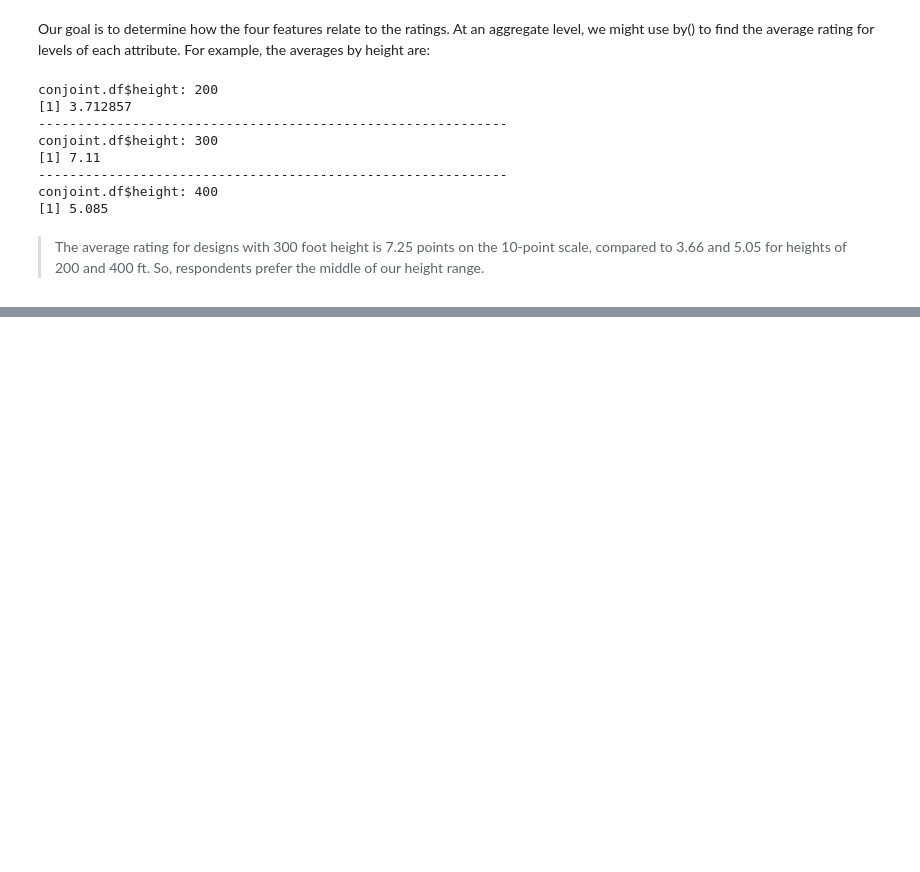
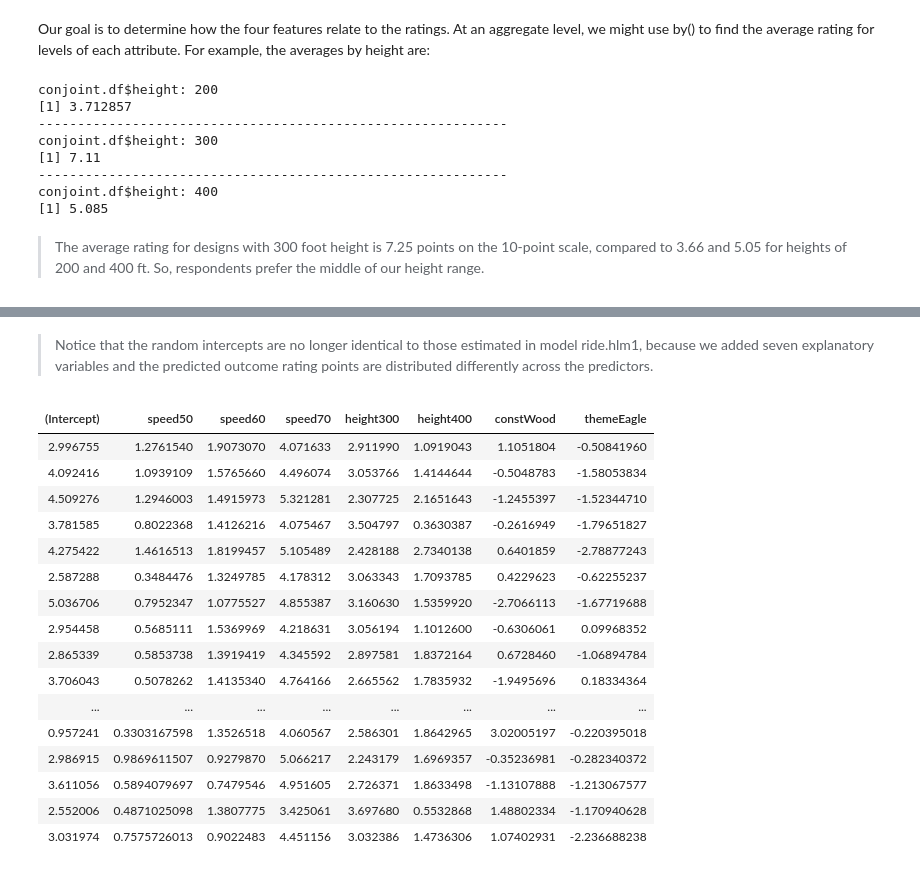
Before and after one commit to LeeChang-Soo/R-for-marketing-analytics, a Jupyter notebook: 9_Additional Linear Modeling Topics.ipynb, the cells around one changed output, grey strips where cells are left out. Drawn from its saved outputs; the diff is of its cells as text; code cells hidden in the pictures; blank space fills up the shorter version.

```diff
--- a/9_Additional Linear Modeling Topics.ipynb
+++ b/9_Additional Linear Modeling Topics.ipynb
@@ -1009,0 +1191,24 @@ prefer the middle of our height range.
+# %% [markdown]
+> Notice that the random intercepts are no longer identical to those estimated in model
+ride.hlm1, because we added seven explanatory variables and the predicted outcome
+rating points are distributed differently across the predictors.
+# %%
+coef(ride.hlm2)$resp.id
+# %% [output]
+| (Intercept) | speed50 | speed60 | speed70 | height300 | height400 | constWood | themeEagle |
+| 2.996755 | 1.2761540 | 1.9073070 | 4.071633 | 2.911990 | 1.0919043 | 1.1051804 | -0.50841960 |
+| 4.092416 | 1.0939109 | 1.5765660 | 4.496074 | 3.053766 | 1.4144644 | -0.5048783 | -1.58053834 |
+| 4.509276 | 1.2946003 | 1.4915973 | 5.321281 | 2.307725 | 2.1651643 | -1.2455397 | -1.52344710 |
+| 3.781585 | 0.8022368 | 1.4126216 | 4.075467 | 3.504797 | 0.3630387 | -0.2616949 | -1.79651827 |
+| 4.275422 | 1.4616513 | 1.8199457 | 5.105489 | 2.428188 | 2.7340138 | 0.6401859 | -2.78877243 |
+| 2.587288 | 0.3484476 | 1.3249785 | 4.178312 | 3.063343 | 1.7093785 | 0.4229623 | -0.62255237 |
+| 5.036706 | 0.7952347 | 1.0775527 | 4.855387 | 3.160630 | 1.5359920 | -2.7066113 | -1.67719688 |
+| 2.954458 | 0.5685111 | 1.5369969 | 4.218631 | 3.056194 | 1.1012600 | -0.6306061 | 0.09968352 |
+| 2.865339 | 0.5853738 | 1.3919419 | 4.345592 | 2.897581 | 1.8372164 | 0.6728460 | -1.06894784 |
+| 3.706043 | 0.5078262 | 1.4135340 | 4.764166 | 2.665562 | 1.7835932 | -1.9495696 | 0.18334364 |
+| ... | ... | ... | ... | ... | ... | ... | ... |
+| 0.957241 | 0.3303167598 | 1.3526518 | 4.060567 | 2.586301 | 1.8642965 | 3.02005197 | -0.220395018 |
+| 2.986915 | 0.9869611507 | 0.9279870 | 5.066217 | 2.243179 | 1.6969357 | -0.35236981 | -0.282340372 |
+| 3.611056 | 0.5894079697 | 0.7479546 | 4.951605 | 2.726371 | 1.8633498 | -1.13107888 | -1.213067577 |
+| 2.552006 | 0.4871025098 | 1.3807775 | 3.425061 | 3.697680 | 0.5532868 | 1.48802334 | -1.170940628 |
+| 3.031974 | 0.7575726013 | 0.9022483 | 4.451156 | 3.032386 | 1.4736306 | 1.07402931 | -2.236688238 |
```
Also changed, not shown: parts of 50 cells of this notebook.
